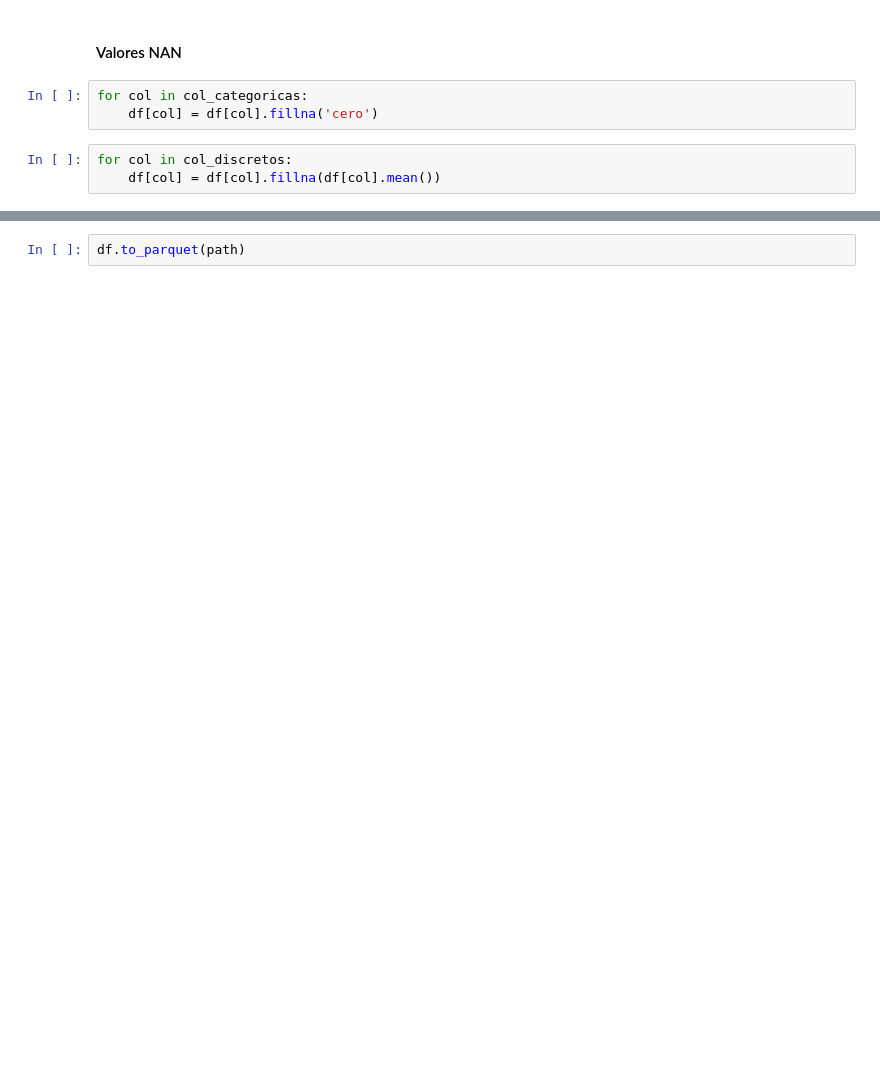
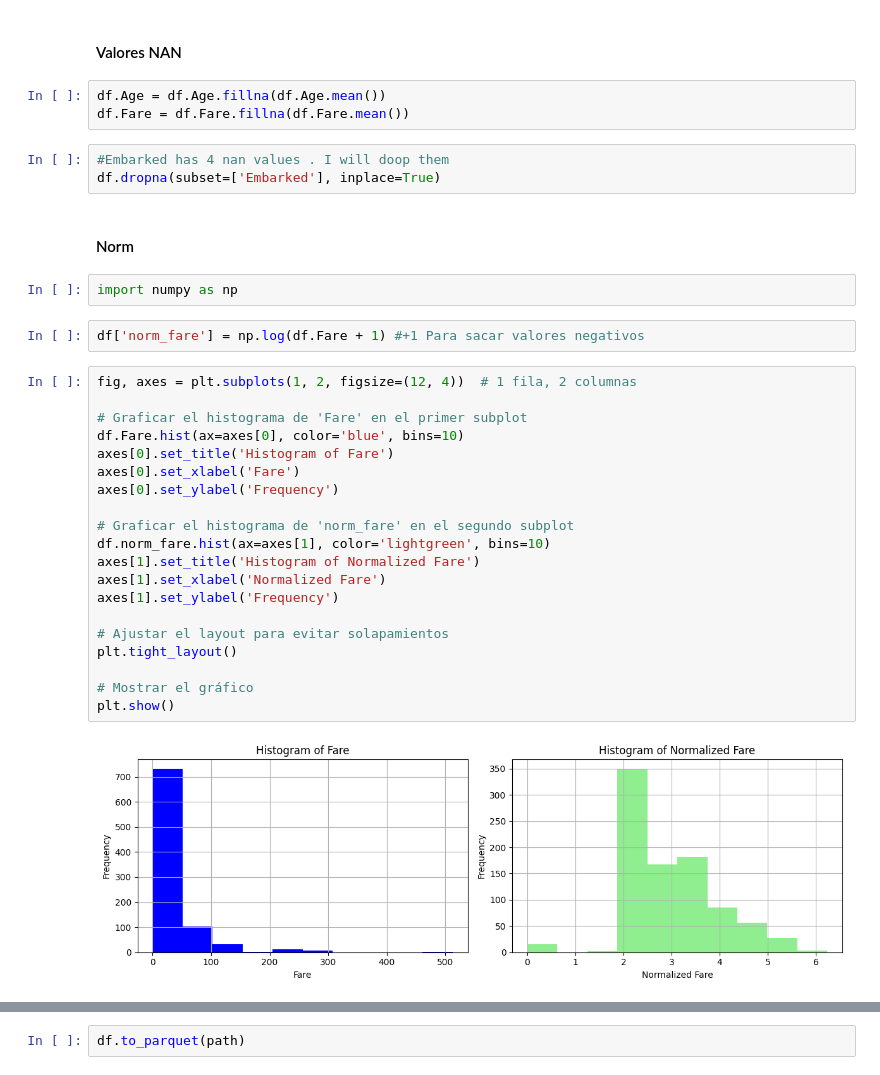
Before and after one commit to Remolino777/titanic, a Jupyter notebook: notebooks/01_eda.ipynb, the cells around one changed output, grey strips where cells are left out. Saved outputs shown, nothing was run; the diff lists cells and outputs as text; blank space fills up the shorter version.

```diff
--- a/notebooks/01_eda.ipynb
+++ b/notebooks/01_eda.ipynb
@@ -73,11 +244,39 @@ for col in col_categoricas:
 # %% [markdown]
 #### Valores NAN
-# %%
-for col in col_categoricas:
-    df[col] = df[col].fillna('cero')
-# %%
-for col in col_discretos:
-    df[col] = df[col].fillna(df[col].mean())
+# %%
+df.Age = df.Age.fillna(df.Age.mean())
+df.Fare = df.Fare.fillna(df.Fare.mean())
+# %%
+#Embarked has 4 nan values . I will doop them
+df.dropna(subset=['Embarked'], inplace=True)
+# %% [markdown]
+#### Norm
+# %%
+import numpy as np
+# %%
+df['norm_fare'] = np.log(df.Fare + 1) #+1 Para sacar valores negativos
+# %%
+fig, axes = plt.subplots(1, 2, figsize=(12, 4))  # 1 fila, 2 columnas
+
+# Graficar el histograma de 'Fare' en el primer subplot
+df.Fare.hist(ax=axes[0], color='blue', bins=10)
+axes[0].set_title('Histogram of Fare')
+axes[0].set_xlabel('Fare')
+axes[0].set_ylabel('Frequency')
+
+# Graficar el histograma de 'norm_fare' en el segundo subplot
+df.norm_fare.hist(ax=axes[1], color='lightgreen', bins=10)
+axes[1].set_title('Histogram of Normalized Fare')
+axes[1].set_xlabel('Normalized Fare')
+axes[1].set_ylabel('Frequency')
+
+# Ajustar el layout para evitar solapamientos
+plt.tight_layout()
+
+# Mostrar el gráfico
+plt.show()
+# %% [output]
+[figure, added]
 # %%
 df.info()
 # %% [output]
```
Also changed, not shown: parts of 28 cells of this notebook, 5 other files.
